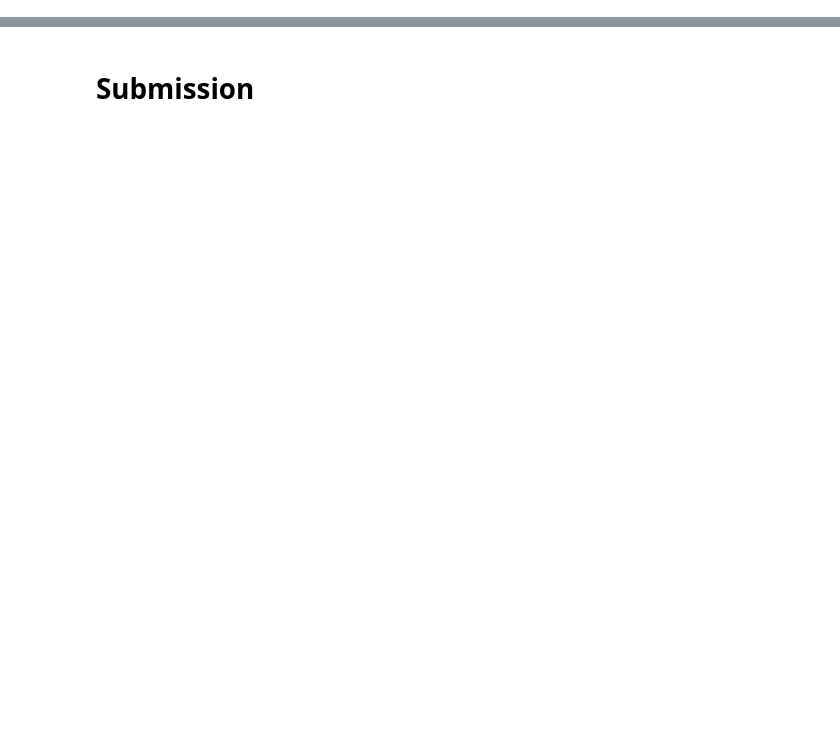
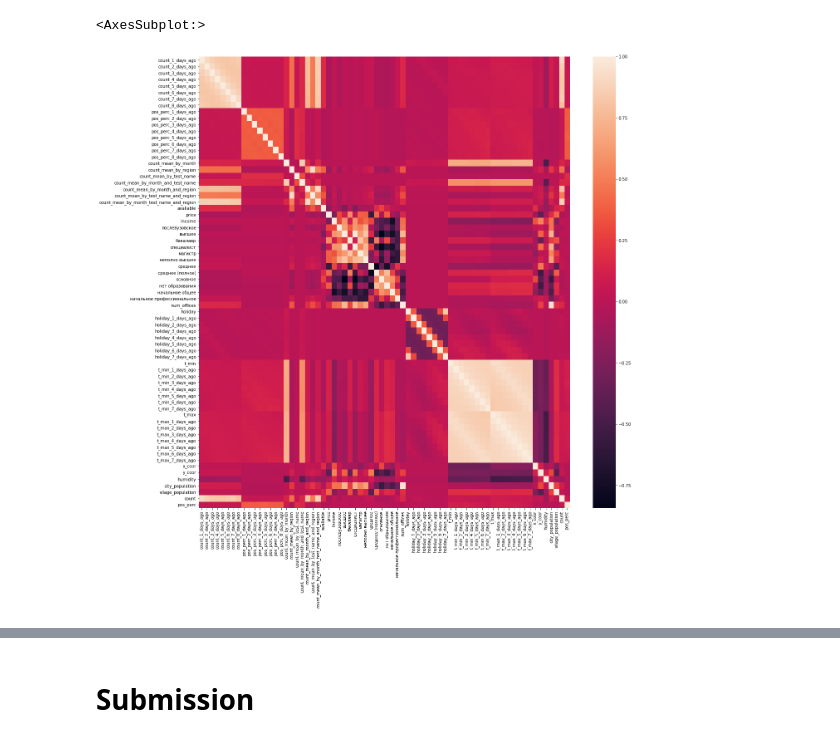
Before and after one commit to migonch/bcg_hack_2021, a Jupyter notebook: notebooks/main.ipynb, the cells around one changed output, grey strips where cells are left out. Saved outputs shown, nothing was run; the diff lists cells and outputs as text; code cells hidden in the pictures; blank space fills up the shorter version.

```diff
--- a/notebooks/main.ipynb
+++ b/notebooks/main.ipynb
@@ -56,0 +219,2 @@ data = data.merge(incomes, how='left', on='Регион')
+# %%
+data = data.merge(temps, how='left', on=['Регион', 'date'])
@@ -70 +300,7 @@ y2 = data['pos_perc']
+# %%
+plt.figure(figsize=(20, 20))
+sns.heatmap(data[[*feature_names, 'count', 'pos_perc']].corr())
+# %% [output]
+<AxesSubplot:>
+[figure, added]
 # %%
```
Also changed, not shown: parts of 57 cells of this notebook.
